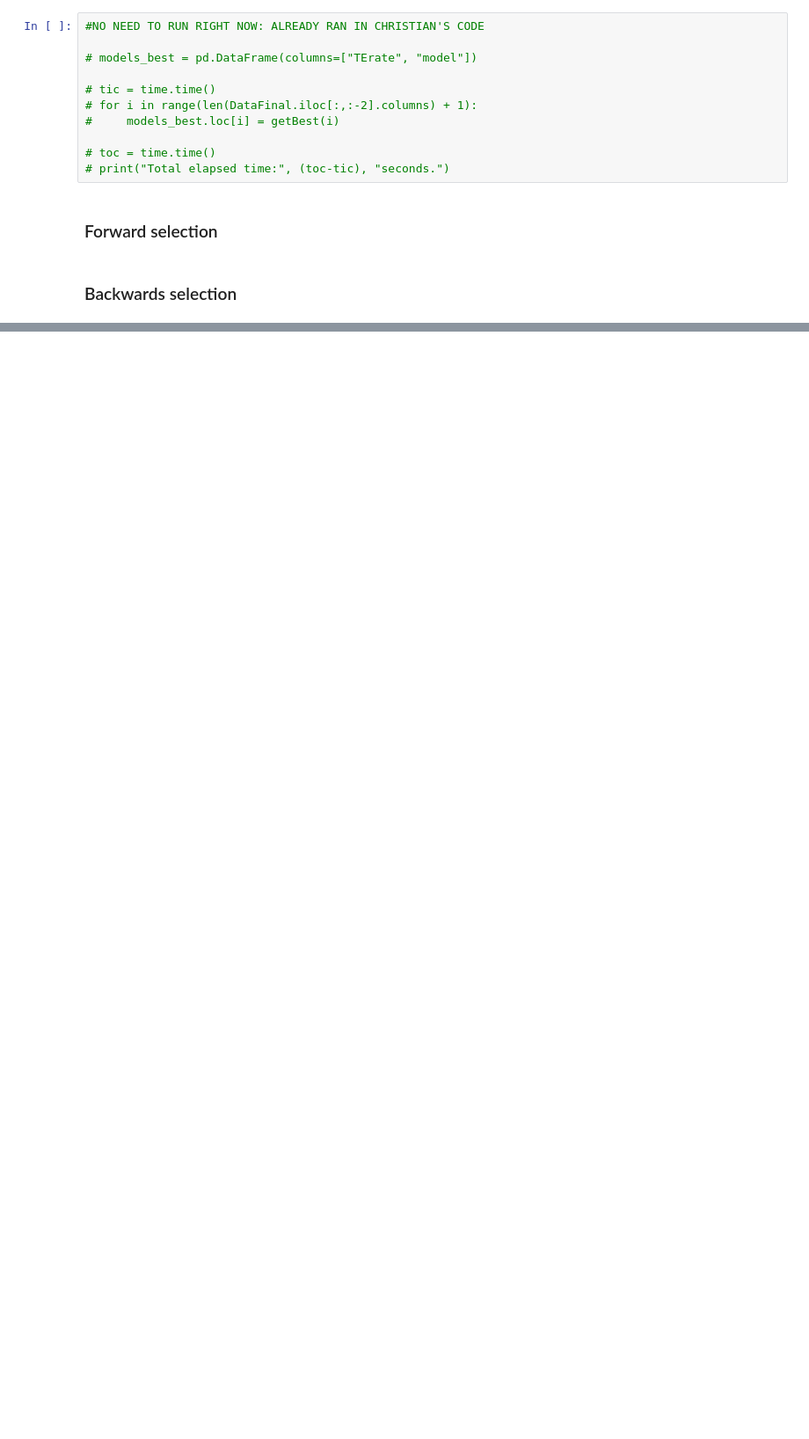
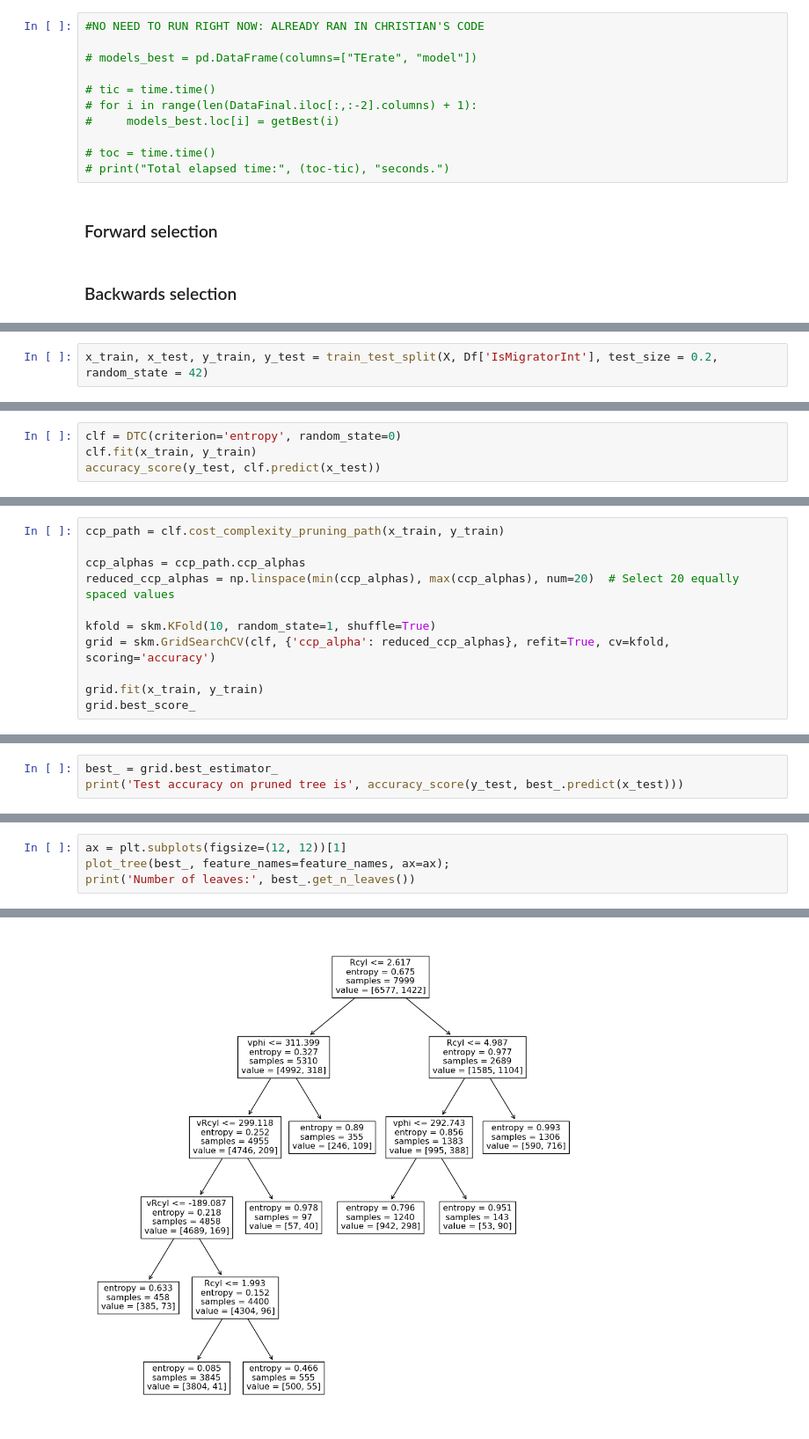
Before and after one commit to Chrillemis/AppStatProject, a Jupyter notebook: PlotsAndInitGLM/Frederik code.ipynb, the cells around one changed output, grey strips where cells are left out. Shown at 88% size. Cells and saved outputs as stored; diff of their text form; blank space fills up the shorter version.

Commit message:
Tree init

```diff
--- a/PlotsAndInitGLM/Frederik code.ipynb
+++ b/PlotsAndInitGLM/Frederik code.ipynb
@@ -167,0 +192,2 @@ def getBest(k):
+# %%
+x_train, x_test, y_train, y_test = train_test_split(X, Df['IsMigratorInt'], test_size = 0.2, random_state = 42)
@@ -167,0 +196,4 @@ def getBest(k):
+# %%
+clf = DTC(criterion='entropy', random_state=0)
+clf.fit(x_train, y_train)
+accuracy_score(y_test, clf.predict(x_test))
@@ -167,0 +204,11 @@ def getBest(k):
+# %%
+ccp_path = clf.cost_complexity_pruning_path(x_train, y_train)
+
+ccp_alphas = ccp_path.ccp_alphas
+reduced_ccp_alphas = np.linspace(min(ccp_alphas), max(ccp_alphas), num=20)  # Select 20 equally spaced values
+
+kfold = skm.KFold(10, random_state=1, shuffle=True)
+grid = skm.GridSearchCV(clf, {'ccp_alpha': reduced_ccp_alphas}, refit=True, cv=kfold, scoring='accuracy')
+
+grid.fit(x_train, y_train)
+grid.best_score_
@@ -167,0 +217,3 @@ def getBest(k):
+# %%
+best_ = grid.best_estimator_
+print('Test accuracy on pruned tree is', accuracy_score(y_test, best_.predict(x_test)))
@@ -167,0 +222,5 @@ def getBest(k):
+# %%
+ax = plt.subplots(figsize=(12, 12))[1]
+plot_tree(best_, feature_names=feature_names, ax=ax);
+print('Number of leaves:', best_.get_n_leaves())
+# %% [output]
@@ -167,0 +228 @@ def getBest(k):
+[figure, added]
```
Also changed, not shown: parts of 12 cells of this notebook.
